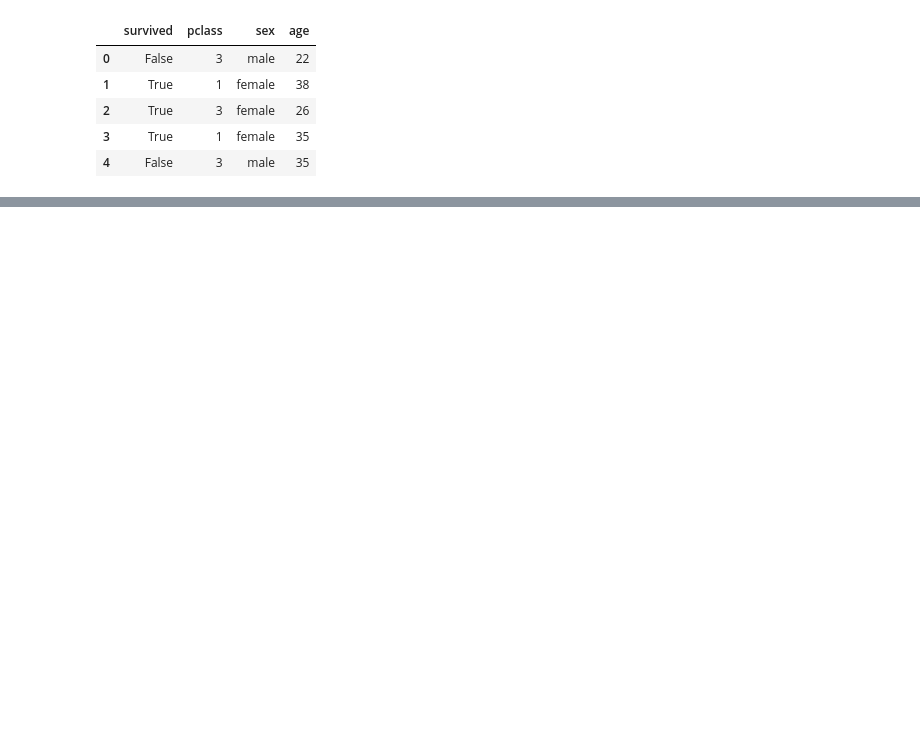
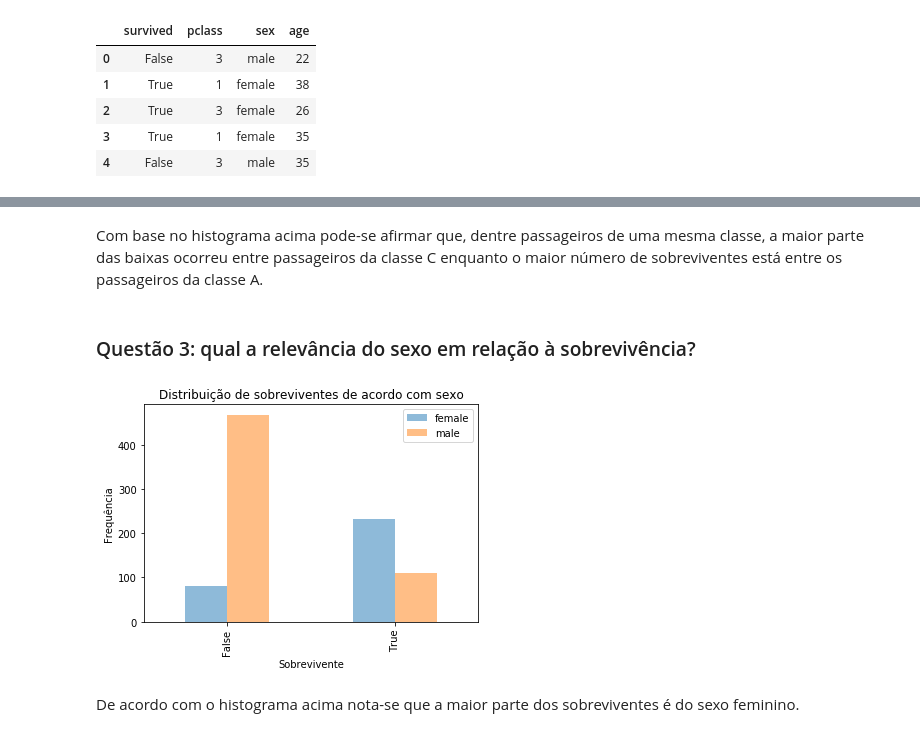
Before and after one commit to andersonmatheus/udacity-fds1-project_2, a Jupyter notebook: Project 2.ipynb, the cells around one changed output, grey strips where cells are left out. Saved outputs shown, nothing was run; the diff lists cells and outputs as text; code cells hidden in the pictures; blank space fills up the shorter version.

```diff
--- a/Project 2.ipynb
+++ b/Project 2.ipynb
@@ -191,0 +221,15 @@ df.head()
+# %% [markdown]
+Com base no histograma acima pode-se afirmar que, dentre passageiros de uma mesma classe, a maior parte das baixas ocorreu entre passageiros da classe C enquanto o maior número de sobreviventes está entre os passageiros da classe A.
+# %% [markdown]
+<a id="question_3"></a>
+### Questão 3: qual a relevância do sexo em relação à sobrevivência?
+# %%
+df.groupby(['survived', 'sex']).count()['age'].unstack().plot.bar(alpha=0.5);
+plt.ylabel('Frequência');
+plt.xlabel('Sobrevivente');
+plt.title('Distribuição de sobreviventes de acordo com sexo');
+plt.legend();
+# %% [output]
+[figure, added]
+# %% [markdown]
+De acordo com o histograma acima nota-se que a maior parte dos sobreviventes é do sexo feminino.
```
Also changed, not shown: parts of 18 cells of this notebook.
